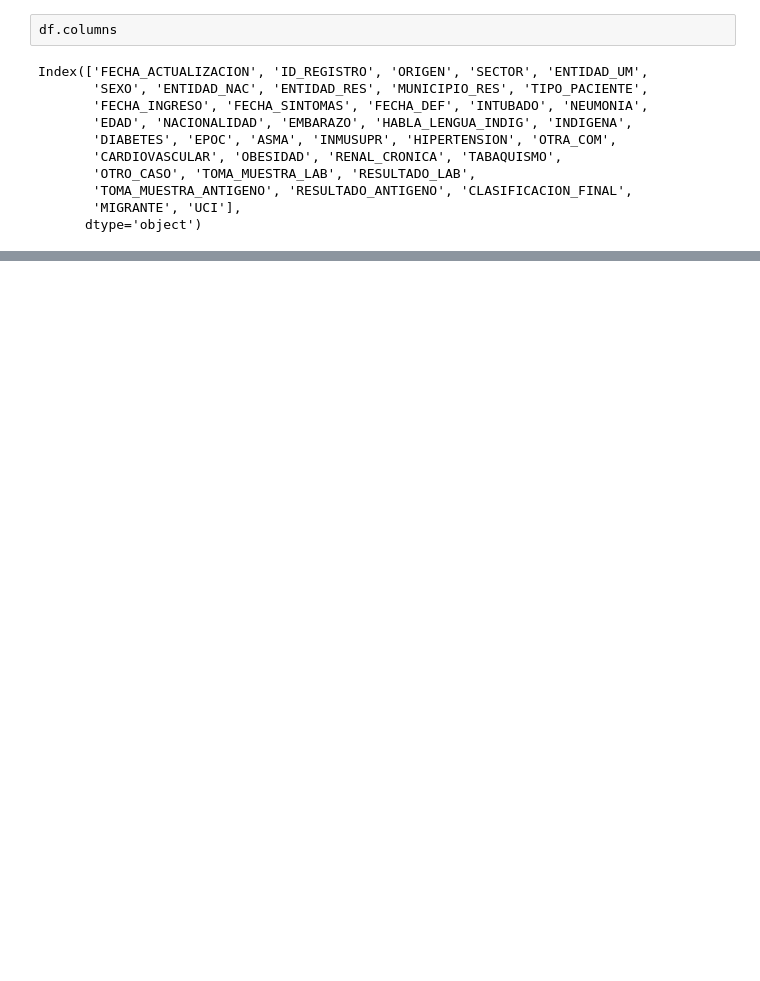
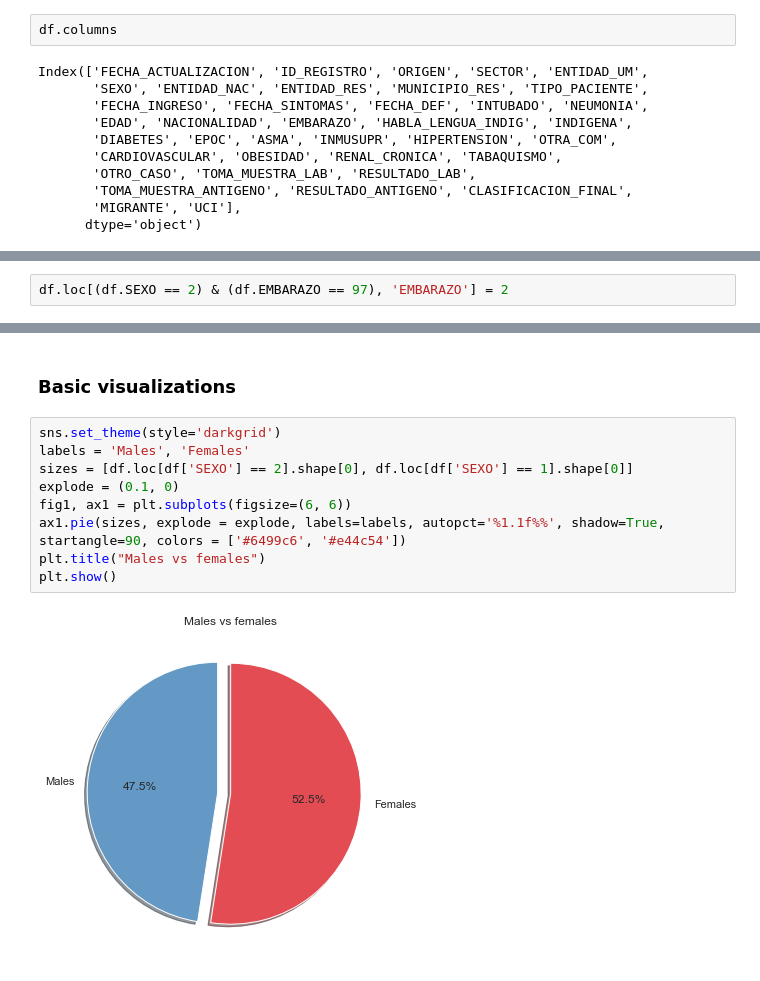
Before and after one commit to JuanEcheagaray75/COVID-19-Analysis, a Jupyter notebook: cleaning.ipynb, the cells around one changed output, grey strips where cells are left out. Saved outputs shown, nothing was run; the diff lists cells and outputs as text; blank space fills up the shorter version.

```diff
--- a/cleaning.ipynb
+++ b/cleaning.ipynb
@@ -46,0 +93,2 @@ df[morbilidades]
+# %%
+df.loc[(df.SEXO == 2) & (df.EMBARAZO == 97), 'EMBARAZO'] = 2
@@ -46,0 +103,13 @@ df[morbilidades]
+# %% [markdown]
+### Basic visualizations
+# %%
+sns.set_theme(style='darkgrid')
+labels = 'Males', 'Females'
+sizes = [df.loc[df['SEXO'] == 2].shape[0], df.loc[df['SEXO'] == 1].shape[0]]
+explode = (0.1, 0)
+fig1, ax1 = plt.subplots(figsize=(6, 6))
+ax1.pie(sizes, explode = explode, labels=labels, autopct='%1.1f%%', shadow=True, startangle=90, colors = ['#6499c6', '#e44c54'])
+plt.title("Males vs females")
+plt.show()
+# %% [output]
+[figure, added]
```
Also changed, not shown: parts of 33 cells of this notebook, 3 other files.
